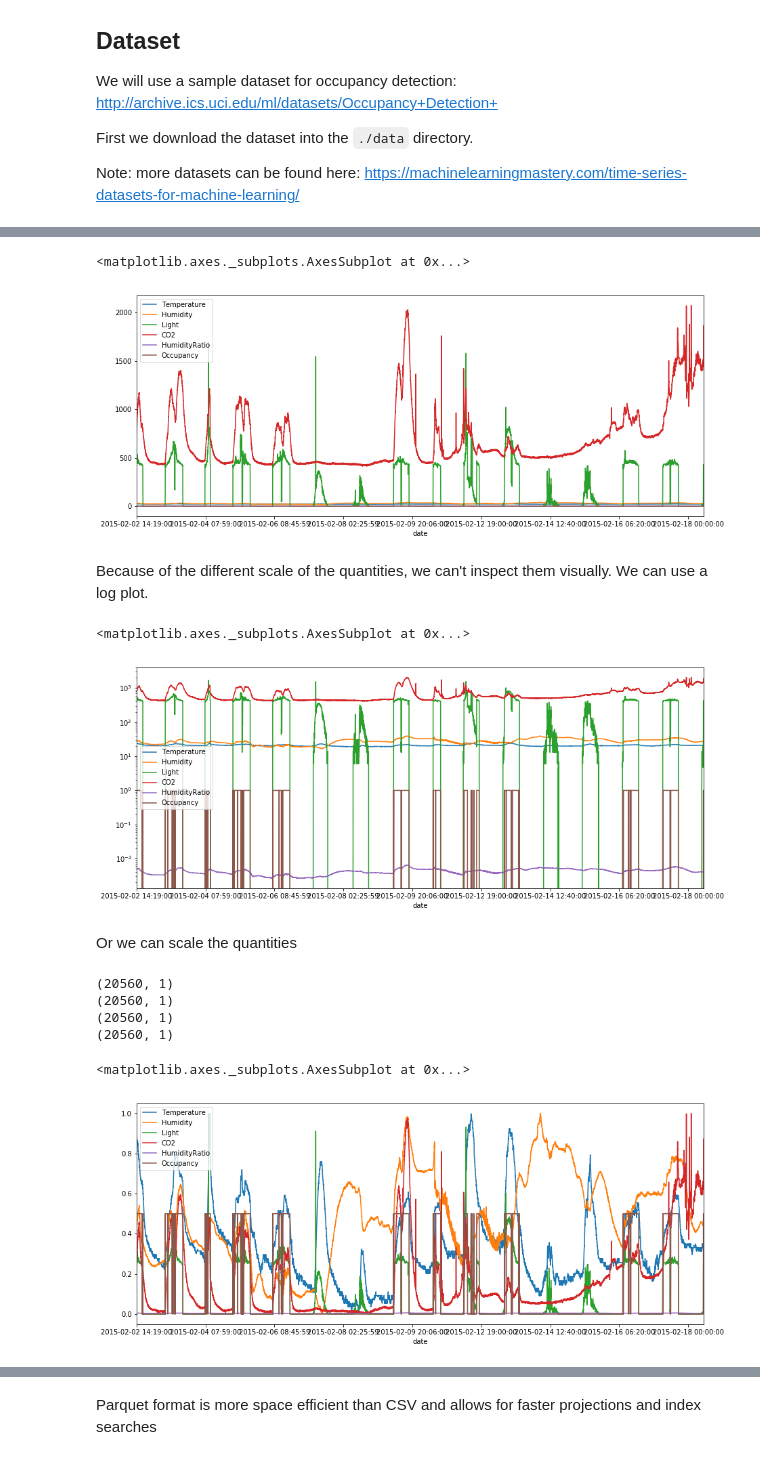
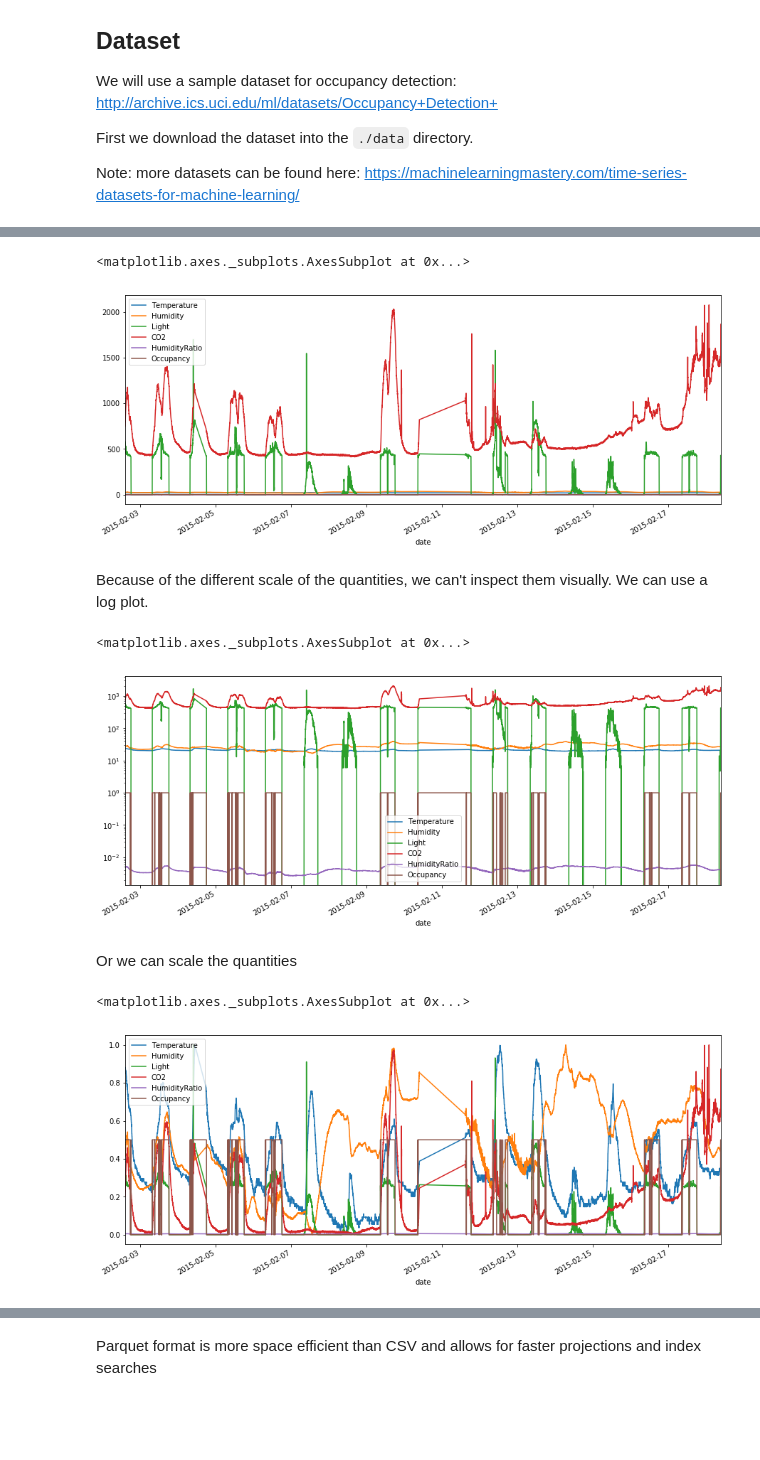
Before and after one commit to fmi/iot-course, a Jupyter notebook: 10-data-management-and-analytics/notebooks/Pandas_timeseries.ipynb, the cells around one changed output, grey strips where cells are left out. Drawn from its saved outputs; the diff is of its cells as text; code cells hidden in the pictures; blank space fills up the shorter version.

Commit message:
Fixing the timeseries index etc

```diff
--- a/10-data-management-and-analytics/notebooks/Pandas_timeseries.ipynb
+++ b/10-data-management-and-analytics/notebooks/Pandas_timeseries.ipynb
@@ -47,0 +33,24 @@ df.head()
+# %%
+import pandas as pd
+import dask
+import dask.dataframe as dd
+import numpy as np
+#import datetime
+
+#dateparser = lambda x: pd.datetime.strptime(x, '%Y-%m-%d %H:%M:%S')  #https://docs.python.org/3/library/datetime.html#strftime-strptime-behavior
+#df = pd.read_csv("./data/datatraining.txt", converters={'date':dateparser}); df.set_index('date',inplace=True,verify_integrity=True)
+
+desired_dtypes={
+       'Temperature':np.float32,
+       'Humidity':np.float32,
+       'Light':np.float32,
+       'CO2':np.float32,
+       'HumidityRatio':np.float32,
+       'Occupancy':np.uint8
+}
+
+pdf = pd.read_csv("./data/datatraining.txt",dtype=desired_dtypes, converters={'date':pd.to_datetime})
+pdf.set_index('date',inplace=True,verify_integrity=True)
+
+print(pdf.info())
+pdf.head()
@@ -47,0 +77,3 @@ df.head()
+# %%
+ddf = dd.read_csv('./data/*.txt',dtype=desired_dtypes,converters={'date':pd.to_datetime}).set_index('date') # use dask for multiple files
+ddf.index # make sure it is indeed a DatetimeIndex
@@ -47,0 +89,4 @@ df.head()
+# %%
+pdf = ddf.compute()
+print(pdf.info())
+pdf.head()
@@ -48,35 +113,30 @@ df.head()
 # %%
-df.plot(figsize=(15, 6))
+pdf.plot(figsize=(15, 6))
 # %% [output]
 <matplotlib.axes._subplots.AxesSubplot at 0x...>
-[figure, old version]
+[figure, new version]
 # %% [markdown]
 Because of the different scale of the quantities, we can't inspect them visually. We can use a log plot.
 # %%
-df.plot(figsize=(15, 6),logy=True)
+pdf.plot(figsize=(15, 6),logy=True)
 # %% [output]
 <matplotlib.axes._subplots.AxesSubplot at 0x...>
-[figure, old version]
+[figure, new version]
 # %% [markdown]
 Or we can scale the quantities
 # %%
 from sklearn.preprocessing import MinMaxScaler
 mms = MinMaxScaler()
 
 columns_to_normalize = ['CO2','Light','Humidity','Temperature']
 for c in columns_to_normalize:
-  x = df[[c]].values.astype(float)
-  print(x.shape)
+  x = pdf[[c]].values.astype(float)
   scaled = mms.fit_transform(x)
-  df[c] = scaled
+  pdf[c] = scaled
 
-df['Occupancy'] *= 0.5
-df.plot(figsize=(15, 6))
+pdf['Occupancy'] *= 0.5
+pdf.plot(figsize=(15, 6))
 # %% [output]
-(20560, 1)
-(20560, 1)
-(20560, 1)
-(20560, 1)
+<matplotlib.axes._subplots.AxesSubplot at 0x...>
-<matplotlib.axes._subplots.AxesSubplot at 0x...>
-[figure, old version]
+[figure, new version]
 # %% [markdown]
```
Also changed, not shown: parts of 16 cells of this notebook.
